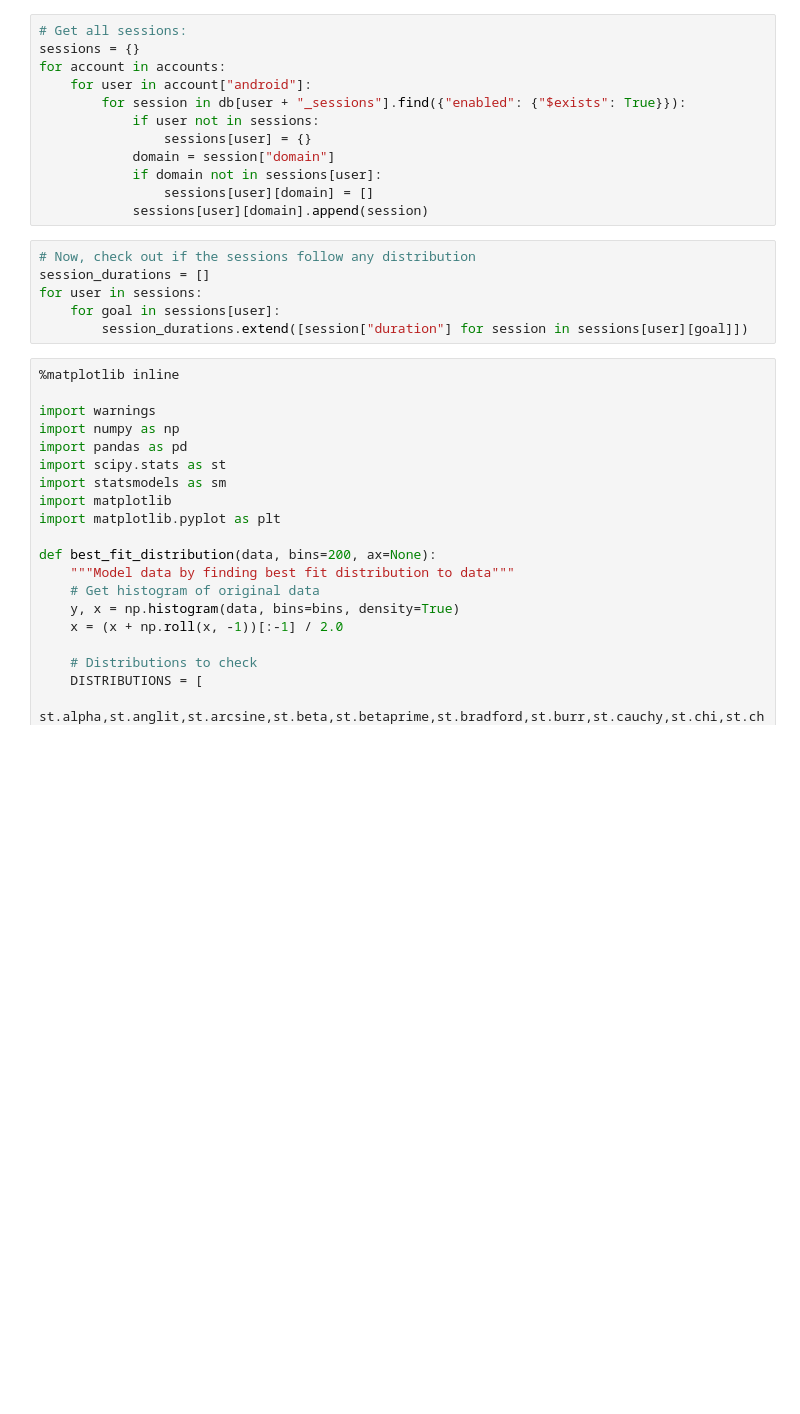
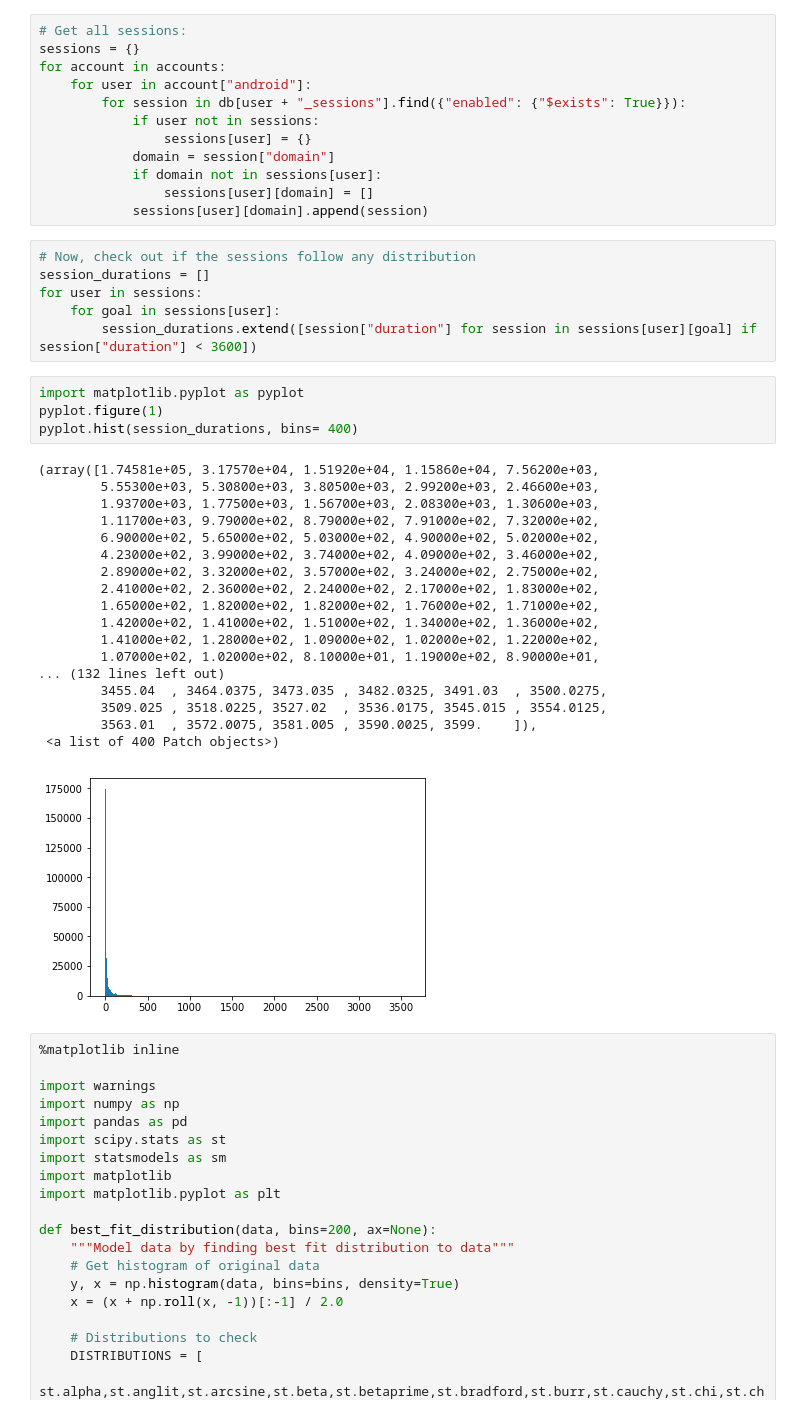
Before and after one commit to gkovacs/habitlab-conservation-analysis, a Jupyter notebook: Session Distribution Analysis.ipynb, the cells around one changed output. Saved outputs shown, nothing was run; the diff lists cells and outputs as text; blank space fills up the shorter version.

```diff
--- a/Session Distribution Analysis.ipynb
+++ b/Session Distribution Analysis.ipynb
@@ -55,7 +55,30 @@ for account in accounts:
 session_durations = []
 for user in sessions:
     for goal in sessions[user]:
-        session_durations.extend([session["duration"] for session in sessions[user][goal]])
+        session_durations.extend([session["duration"] for session in sessions[user][goal] if session["duration"] < 3600])
+# %%
+import matplotlib.pyplot as pyplot
+pyplot.figure(1)
+pyplot.hist(session_durations, bins= 400)
+# %% [output]
+(array([1.74581e+05, 3.17570e+04, 1.51920e+04, 1.15860e+04, 7.56200e+03,
+        5.55300e+03, 5.30800e+03, 3.80500e+03, 2.99200e+03, 2.46600e+03,
+        1.93700e+03, 1.77500e+03, 1.56700e+03, 2.08300e+03, 1.30600e+03,
+        1.11700e+03, 9.79000e+02, 8.79000e+02, 7.91000e+02, 7.32000e+02,
+        6.90000e+02, 5.65000e+02, 5.03000e+02, 4.90000e+02, 5.02000e+02,
+        4.23000e+02, 3.99000e+02, 3.74000e+02, 4.09000e+02, 3.46000e+02,
+        2.89000e+02, 3.32000e+02, 3.57000e+02, 3.24000e+02, 2.75000e+02,
+        2.41000e+02, 2.36000e+02, 2.24000e+02, 2.17000e+02, 1.83000e+02,
+        1.65000e+02, 1.82000e+02, 1.82000e+02, 1.76000e+02, 1.71000e+02,
+        1.42000e+02, 1.41000e+02, 1.51000e+02, 1.34000e+02, 1.36000e+02,
+        1.41000e+02, 1.28000e+02, 1.09000e+02, 1.02000e+02, 1.22000e+02,
+        1.07000e+02, 1.02000e+02, 8.10000e+01, 1.19000e+02, 8.90000e+01,
+... (132 lines left out)
+        3455.04  , 3464.0375, 3473.035 , 3482.0325, 3491.03  , 3500.0275,
+        3509.025 , 3518.0225, 3527.02  , 3536.0175, 3545.015 , 3554.0125,
+        3563.01  , 3572.0075, 3581.005 , 3590.0025, 3599.    ]),
+ <a list of 400 Patch objects>)
+[figure, added]
 # %%
 %matplotlib inline
 
```
Also changed, not shown: parts of 4 cells of this notebook.
